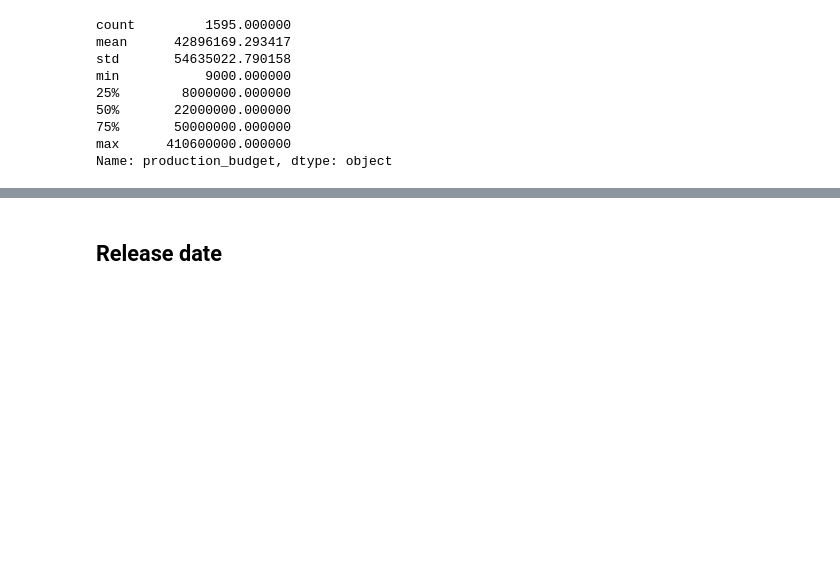
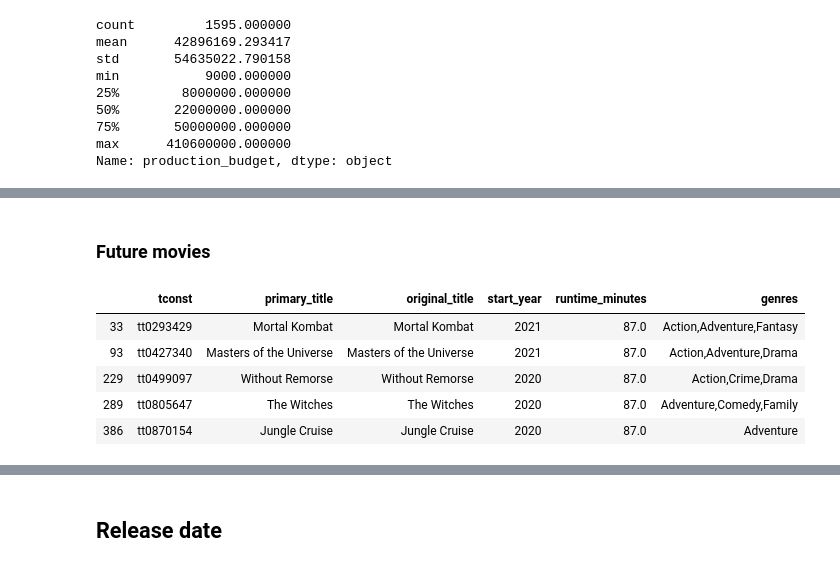
Before and after one commit to nadinezab/making-movies, a Jupyter notebook: Making Movies.ipynb, the cells around one changed output, grey strips where cells are left out. Cells and saved outputs as stored; diff of their text form; code cells hidden in the pictures; blank space fills up the shorter version.

```diff
--- a/Making Movies.ipynb
+++ b/Making Movies.ipynb
@@ -1177,0 +1177,11 @@ sns.lineplot(x = 'release_year', y = 'worldwide_gross', hue = 'Action', data = m
+# %% [markdown]
+### Future movies
+# %%
+futuremovies.head()
+# %% [output]
+|  | tconst | primary_title | original_title | start_year | runtime_minutes | genres |
+| 33 | tt0293429 | Mortal Kombat | Mortal Kombat | 2021 | 87.0 | Action,Adventure,Fantasy |
+| 93 | tt0427340 | Masters of the Universe | Masters of the Universe | 2021 | 87.0 | Action,Adventure,Drama |
+| 229 | tt0499097 | Without Remorse | Without Remorse | 2020 | 87.0 | Action,Crime,Drama |
+| 289 | tt0805647 | The Witches | The Witches | 2020 | 87.0 | Adventure,Comedy,Family |
+| 386 | tt0870154 | Jungle Cruise | Jungle Cruise | 2020 | 87.0 | Adventure |
```
Also changed, not shown: parts of 16 cells of this notebook.
